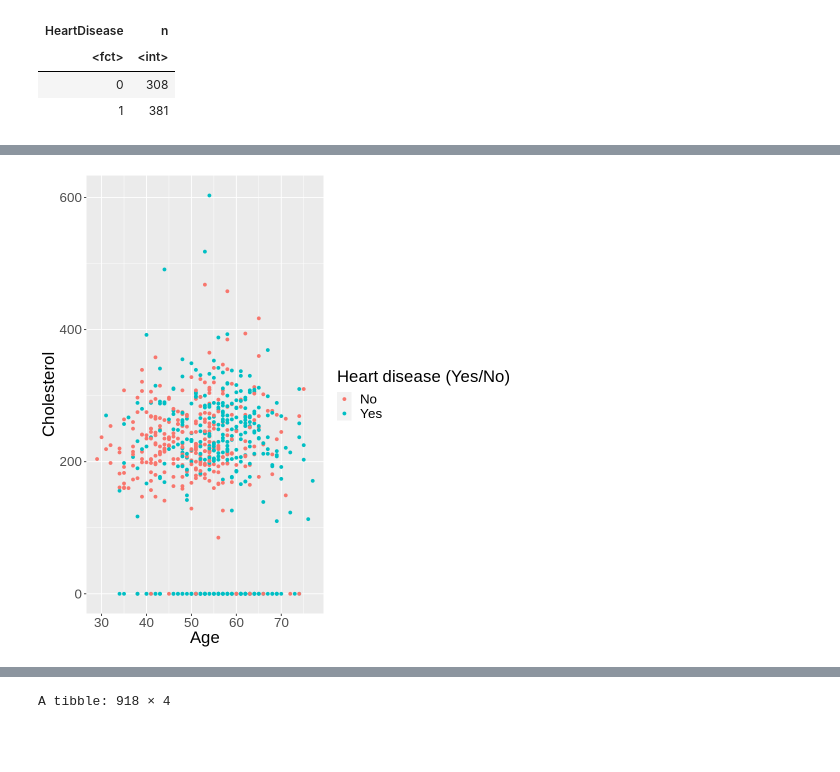
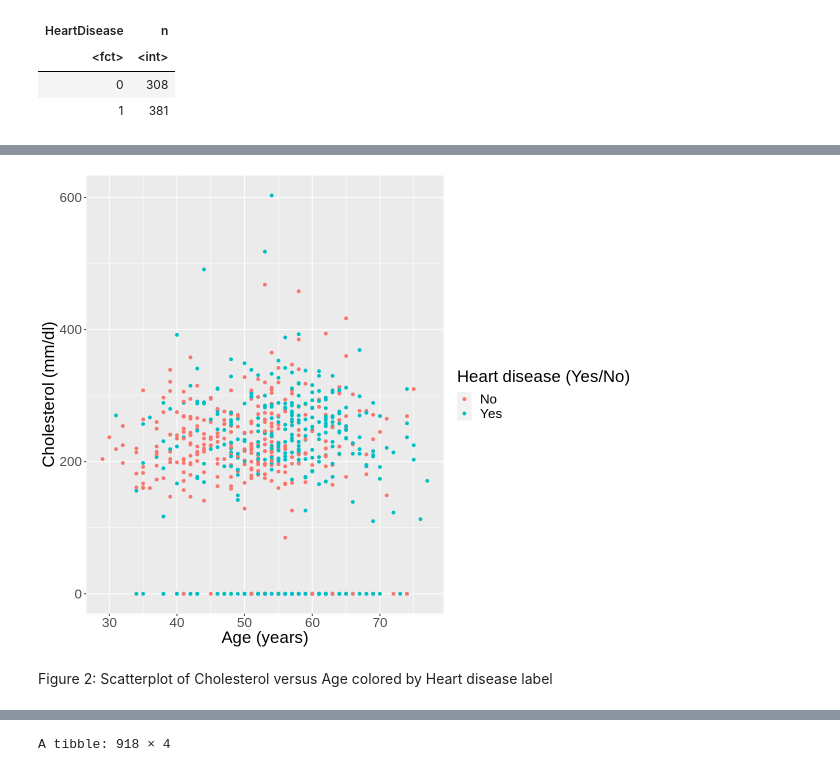
Before and after one commit to amasood01/Heart-Failure-Data--DSCI100, a Jupyter notebook: Group_project_report.ipynb, the cells around one changed output, grey strips where cells are left out. Saved outputs shown, nothing was run; the diff lists cells and outputs as text; code cells hidden in the pictures; blank space fills up the shorter version.

```diff
--- a/Group_project_report.ipynb
+++ b/Group_project_report.ipynb
@@ -133,10 +174,12 @@ heart_train_plot_1
 # %%
-options(repr.plot.width = 8, repr.plot.height = 8)
+options(repr.plot.width = 10, repr.plot.height = 8)
 heart_train_plot_1 <- ggplot(heart_train, aes(x = Age, y = Cholesterol, color = HeartDisease))+
 geom_point() +
-labs(x = "Age", y = "Cholesterol", color = "Heart disease (Yes/No)")+
+labs(x = "Age (years)", y = "Cholesterol (mm/dl)", color = "Heart disease (Yes/No)")+
 scale_colour_discrete(labels = c("No","Yes"))+
 theme(text=element_text(size=20))
 heart_train_plot_1
 # %% [output]
-[figure, old version]
+[figure, new version]
+# %% [markdown]
+Figure 2: Scatterplot of Cholesterol versus Age colored by Heart disease label
```
Also changed, not shown: parts of 53 cells of this notebook.
